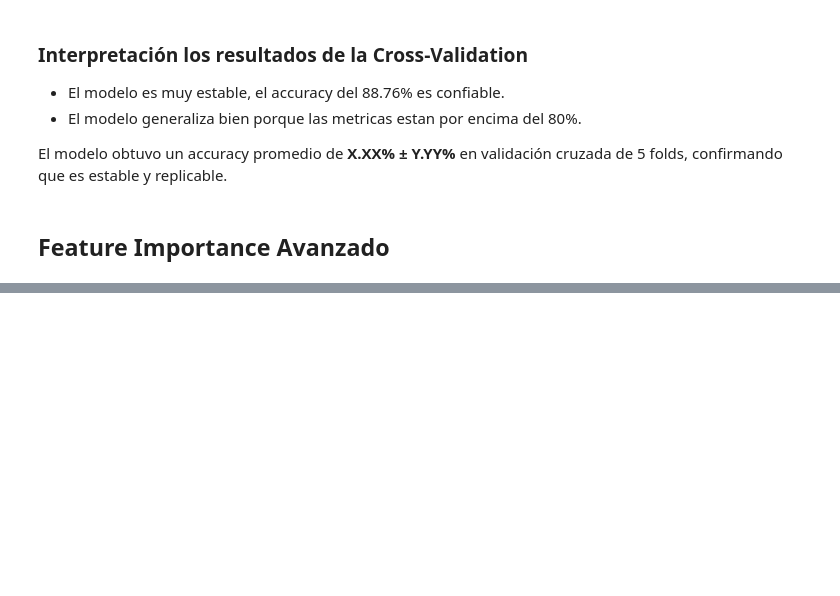
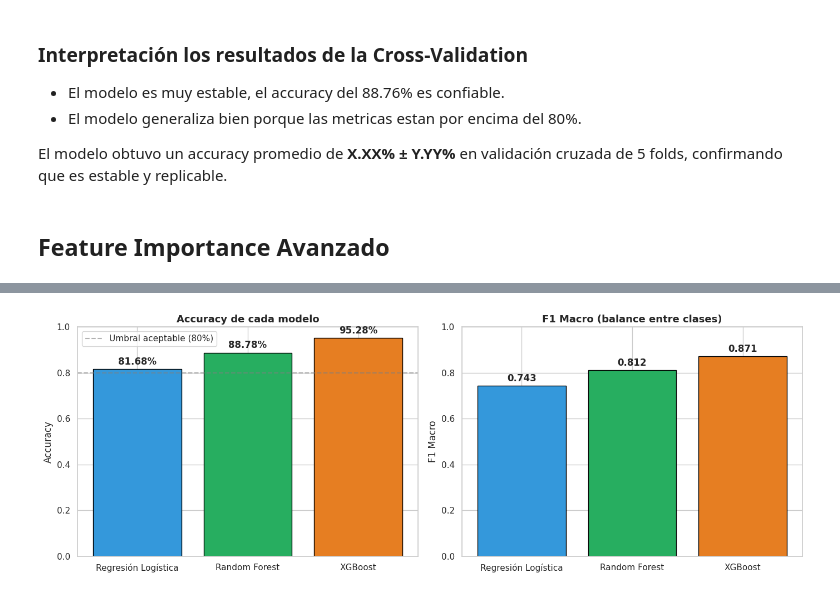
Before and after one commit to R3vival/Intro_Ciencia_De_Datos_Trabajo, a Jupyter notebook: Trabajo_Final_Intro_DC.ipynb, the cells around one changed output, grey strips where cells are left out. Cells and saved outputs as stored; diff of their text form; code cells hidden in the pictures; blank space fills up the shorter version.

Commit message:
Modelos nuevos y analisis

```diff
--- a/Trabajo_Final_Intro_DC.ipynb
+++ b/Trabajo_Final_Intro_DC.ipynb
@@ -1341,0 +1386,11 @@ Predecir el **riesgo de trastorno del sueño** (Healthy, Mild, Moderate, Severe)
+# %%
+# ---------------------------------------------------------
+# Codificamos la variable objetivo a numeros
+# ---------------------------------------------------------
+le = LabelEncoder()
+y_train_enc = le.fit_transform(y_train)
+y_test_enc  = le.transform(y_test)
+
+print("Mapeo de categorías a números:")
+for i, clase in enumerate(le.classes_):
+    print(f"  {i} → {clase}")
@@ -1341,0 +1519,34 @@ Predecir el **riesgo de trastorno del sueño** (Healthy, Mild, Moderate, Severe)
+# %%
+# ---------------------------------------------------------
+# Grafica 1: Comparacion de Accuracy y F1 Macro de los 3 modelos
+# ---------------------------------------------------------
+fig, axes = plt.subplots(1, 2, figsize=(14, 5))
+
+colors = ['#3498db', '#27ae60', '#e67e22']  # azul, verde, naranja
+
+# Accuracy
+ax1 = axes[0]
+bars1 = ax1.bar(resultados['Modelo'], resultados['Accuracy'], color=colors, edgecolor='black')
+ax1.set_title('Accuracy de cada modelo', fontsize=13, fontweight='bold')
+ax1.set_ylabel('Accuracy')
+ax1.set_ylim(0, 1)
+ax1.axhline(y=0.8, color='gray', linestyle='--', alpha=0.6, label='Umbral aceptable (80%)')
+for bar, v in zip(bars1, resultados['Accuracy']):
+    ax1.text(bar.get_x() + bar.get_width()/2, v + 0.02,
+             f'{v:.2%}', ha='center', fontweight='bold')
+ax1.legend()
+
+# F1 Macro
+ax2 = axes[1]
+bars2 = ax2.bar(resultados['Modelo'], resultados['F1 Macro'], color=colors, edgecolor='black')
+ax2.set_title('F1 Macro (balance entre clases)', fontsize=13, fontweight='bold')
+ax2.set_ylabel('F1 Macro')
+ax2.set_ylim(0, 1)
+for bar, v in zip(bars2, resultados['F1 Macro']):
+    ax2.text(bar.get_x() + bar.get_width()/2, v + 0.02,
+             f'{v:.3f}', ha='center', fontweight='bold')
+
+plt.tight_layout()
+plt.show()
+# %% [output]
+[figure, added]
```
Also changed, not shown: parts of 67 cells of this notebook.
